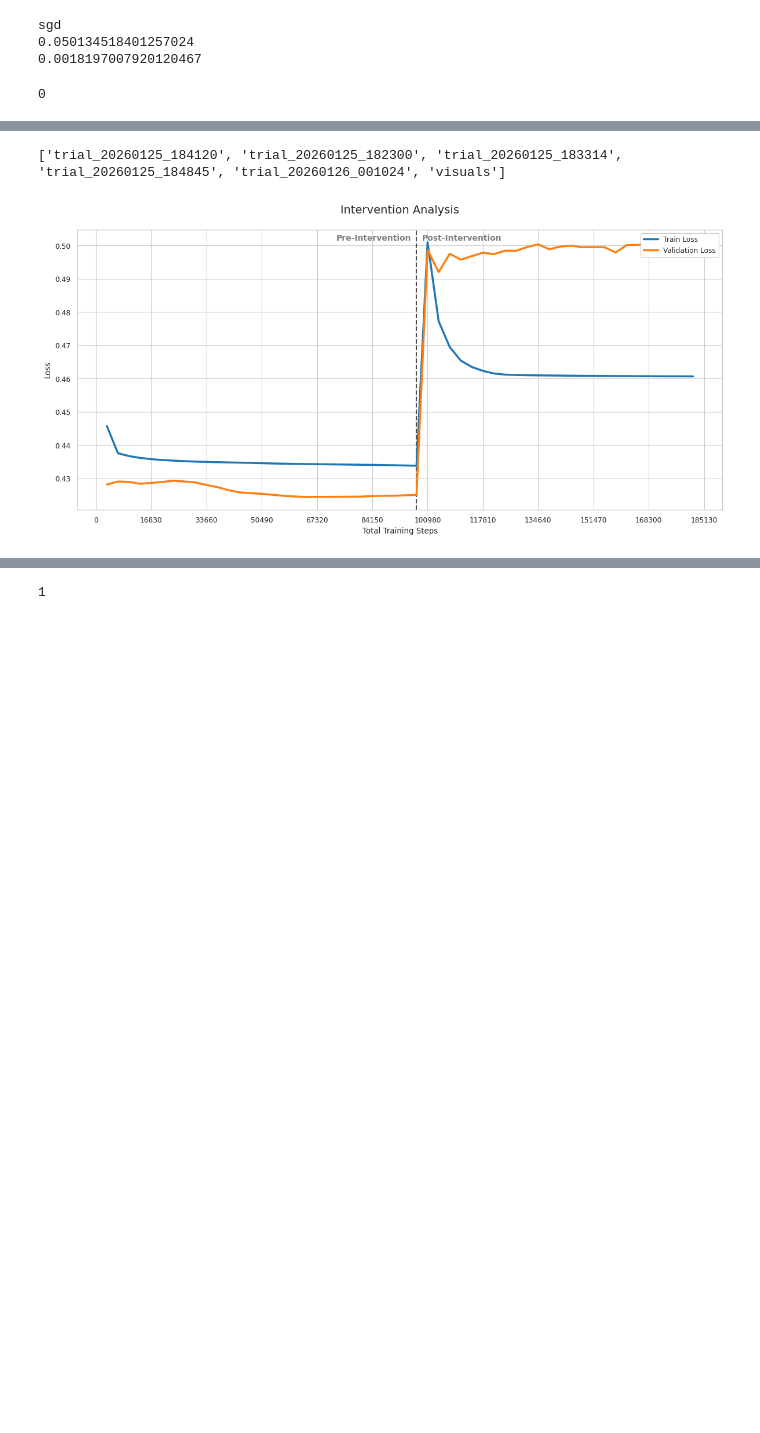
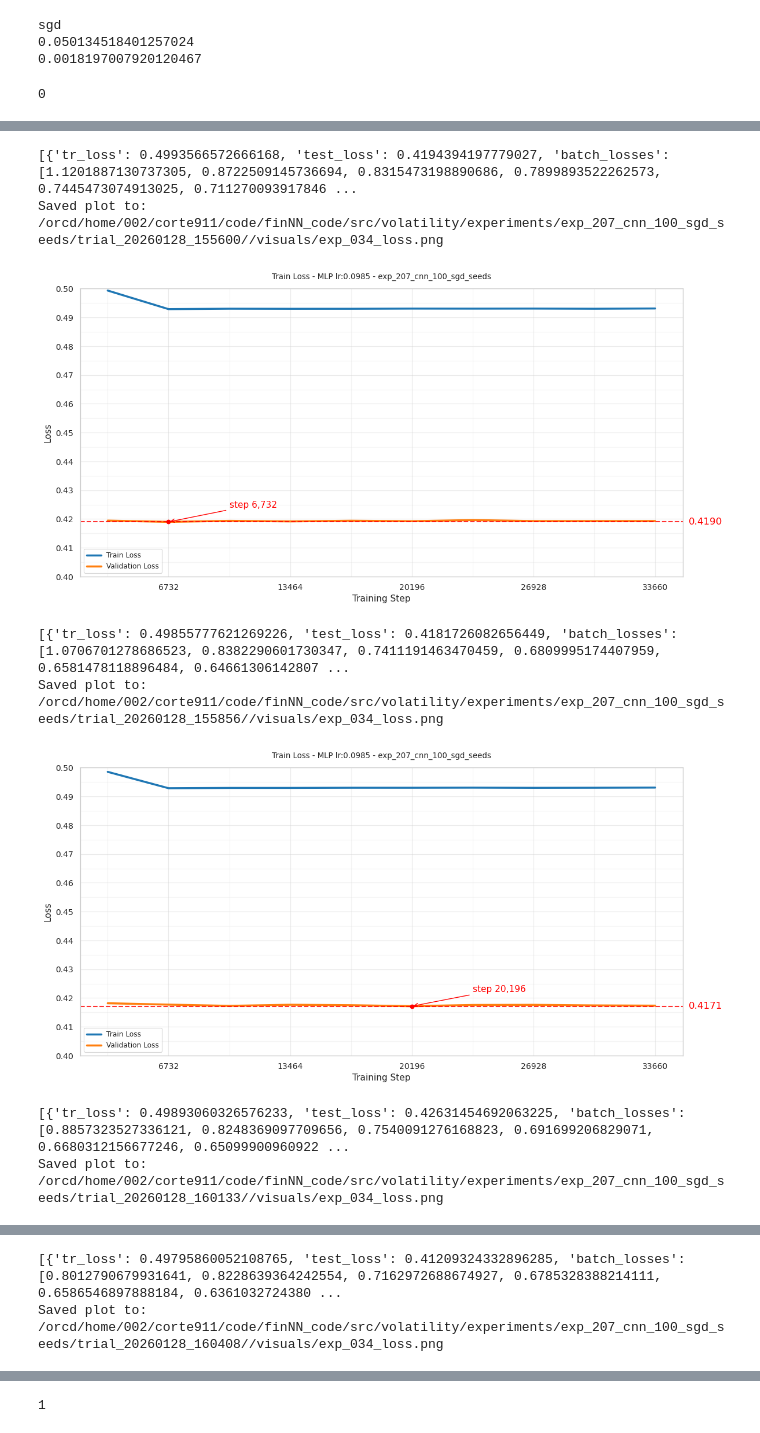
Before and after one commit to FedericoCortesi/finNN_code, a Jupyter notebook: src/benchmarks/visuals.ipynb, the cells around one changed output, grey strips where cells are left out. Cells and saved outputs as stored; diff of their text form; code cells hidden in the pictures; blank space fills up the shorter version.

```diff
--- a/src/benchmarks/visuals.ipynb
+++ b/src/benchmarks/visuals.ipynb
@@ -476,11 +477,13 @@ def plot_training_history(
         print("No training history found in checkpoint.")
         return None
 
+    print(history)
+
     tr_losses = np.array([h["tr_loss"] for h in history])
     epochs = np.arange(1, len(tr_losses) + 1)
 
-    has_val = all("val_loss" in h for h in history)
-    val_losses = np.array([h["val_loss"] for h in history]) if has_val else None
+    has_val = all("test_loss" in h for h in history)
+    val_losses = np.array([h["test_loss"] for h in history])
 
     steps_per_epoch = 3366 if has_val else 4473
     steps = epochs * steps_per_epoch
@@ -495,7 +498,7 @@ def plot_training_history(
     ax.tick_params(axis="both", labelsize=10)
 
 
-    ax.set_ylim(0.42, 0.45)
+    ax.set_ylim(0.4, 0.5)
     steps = epochs * steps_per_epoch
 
     from matplotlib.ticker import MultipleLocator
@@ -684,53 +739,66 @@ def plot_intervention(ckpt1, ckpt2, title="Intervention Analysis", steps_per_epo
 # %%
 from tqdm import tqdm
+from pathlib import Path
 
-name  = "exp_203_mlp_adam_random"
 
-trials = list(os.listdir(f"{VOL_EXPERIMENTS_DIR}/{name}"))
-print(trials)
+#trials = list(os.listdir(f"{VOL_EXPERIMENTS_DIR}/{name}"))
+#print(trials)
 
 
 fold_num = 0
+names  = ["exp_207_cnn_100_sgd_seeds"] * 14
+trials = os.listdir(Path(VOL_EXPERIMENTS_DIR) / names[0])
+trials = sorted(trials)
+trials = [t for t in trials if 'visuals' not in t][-14:]
 #names  = ["exp_193_mlp_100_sgd_mlp_100_adam_lr", 'exp_038_mlp_100_adam_lr']
-#trials = ["trial_20260107_162638", 'trial_000_011']
-names  = ["exp_187_lstm_100_sgd_lstm_100_adam_lr", 'exp_039_lstm_100_adam_lr']
+#trials = ["trial_20260128_000607", 'trial_20260128_000521']
+#trials = ["trial_20260127_233409", 'trial_000_011']
+#trials = ["trial_20260128_000607", 'trial_search_best']
+#names  = ["exp_187_lstm_100_sgd_lstm_100_adam_lr", 'exp_039_lstm_100_adam_lr']
 #trials = ["trial_20260107_130945", 'trial_000_011']
-trials = ["trial_20260127_204534", 'trial_000_011']
+#trials = ["trial_20260127_204534", 'trial_000_011']
 
 
 ckpt_int = []
 for n, t in zip(names, trials):
 
     # -------- load config --------
     base = f"{VOL_EXPERIMENTS_DIR}/{n}/{t}/"
 
 
 
     ckpt_path = f"{base}fold_000/model_best.pt"
     checkpoint = torch.load(ckpt_path, map_location="cuda")
     ckpt_int.append(checkpoint)
 
     save_dir = f'{base}/visuals/loss_history.png'
     config_path = f"{base}config_snapshot.json"
 
     with open(config_path, 'r') as f:
         cfg = json.load(f)
 
     cfg = cfg["cfg"]
 
     cfg = AppConfig.from_dict(cfg)
     lr = float(cfg.trainer.hparams.get('lr'))
     title = f'Train Loss - MLP lr:{lr:.4f} - {n}'
-    #plot_training_history(
-    #checkpoint,
-    #title=title,
-    #out_dir=f'{base}/visuals',
-    #filename="exp_034_loss.png",
-    #show=True,
-    #)
+    plot_training_history(
+    checkpoint,
+    title=title,
+    out_dir=f'{base}/visuals',
+    filename="exp_034_loss.png",
+    show=True,
+    )
 
 
-plot_intervention(ckpt_int[1], ckpt_int[0])
+#plot_batch_intervention(ckpt_int[1], ckpt_int[0])
+#plot_intervention(ckpt_int[1], ckpt_int[0])
 # %% [output]
-['trial_20260125_184120', 'trial_20260125_182300', 'trial_20260125_183314', 'trial_20260125_184845', 'trial_20260126_001024', 'visuals']
+[{'tr_loss': 0.4993566572666168, 'test_loss': 0.4194394197779027, 'batch_losses': [1.1201887130737305, 0.8722509145736694, 0.8315473198890686, 0.7899893522262573, 0.7445473074913025, 0.711270093917846 ...
+Saved plot to: /orcd/home/002/corte911/code/finNN_code/src/volatility/experiments/exp_207_cnn_100_sgd_seeds/trial_20260128_155600//visuals/exp_034_loss.png
-[figure, old version]
+[figure, new version]
+[{'tr_loss': 0.49855777621269226, 'test_loss': 0.4181726082656449, 'batch_losses': [1.0706701278686523, 0.8382290601730347, 0.7411191463470459, 0.6809995174407959, 0.6581478118896484, 0.64661306142807 ...
+Saved plot to: /orcd/home/002/corte911/code/finNN_code/src/volatility/experiments/exp_207_cnn_100_sgd_seeds/trial_20260128_155856//visuals/exp_034_loss.png
+[figure, added]
+[{'tr_loss': 0.49893060326576233, 'test_loss': 0.42631454692063225, 'batch_losses': [0.8857323527336121, 0.8248369097709656, 0.7540091276168823, 0.691699206829071, 0.6680312156677246, 0.65099900960922 ...
+Saved plot to: /orcd/home/002/corte911/code/finNN_code/src/volatility/experiments/exp_207_cnn_100_sgd_seeds/trial_20260128_160133//visuals/exp_034_loss.png
@@ -736,0 +806,2 @@ plot_intervention(ckpt_int[1], ckpt_int[0])
+[{'tr_loss': 0.49795860052108765, 'test_loss': 0.41209324332896285, 'batch_losses': [0.8012790679931641, 0.8228639364242554, 0.7162972688674927, 0.6785328388214111, 0.6586546897888184, 0.6361032724380 ...
+Saved plot to: /orcd/home/002/corte911/code/finNN_code/src/volatility/experiments/exp_207_cnn_100_sgd_seeds/trial_20260128_160408//visuals/exp_034_loss.png
```
Also changed, not shown: parts of 7 cells of this notebook, 3 other files.
